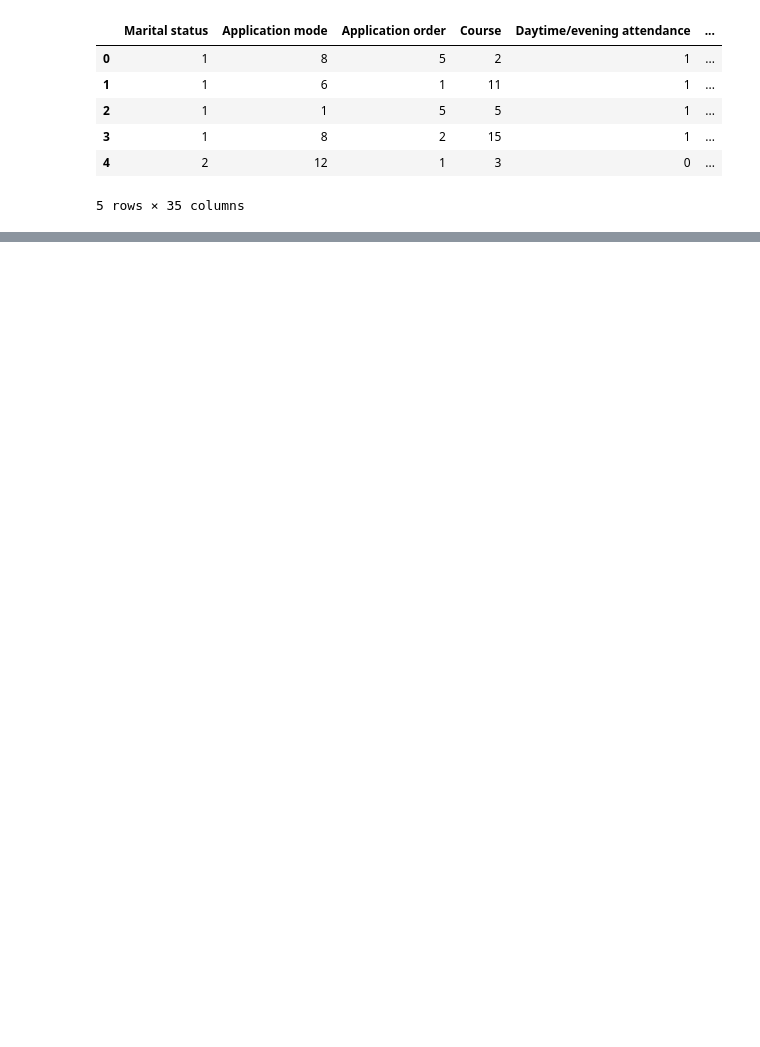
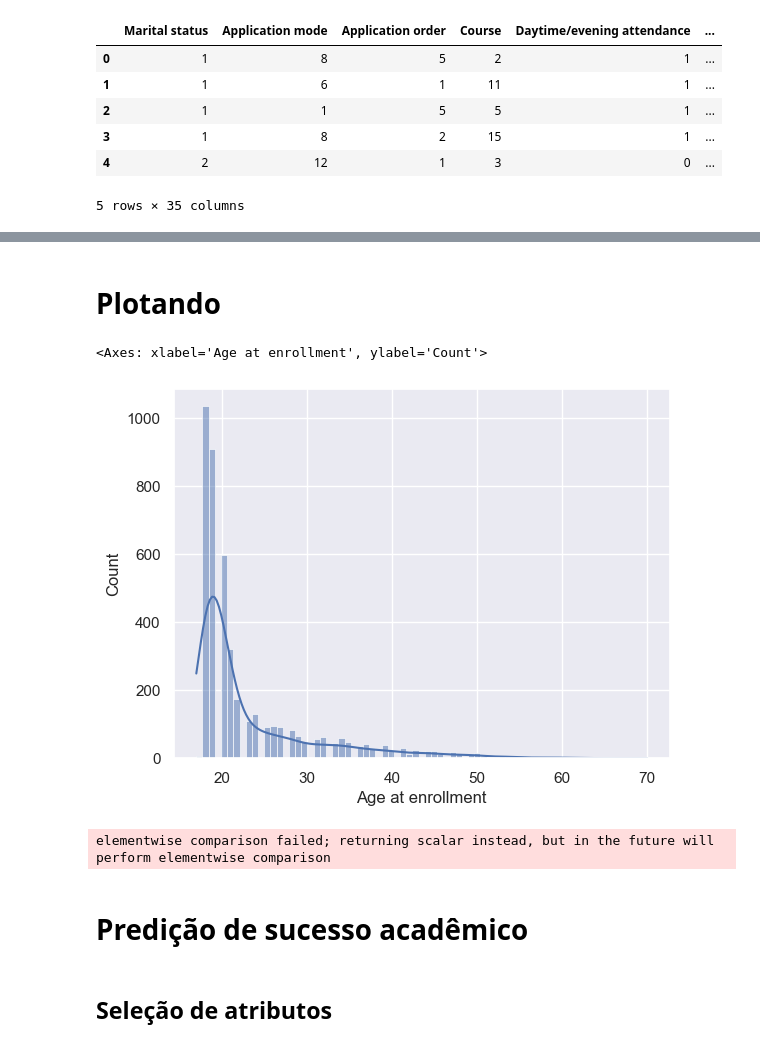
Before and after one commit to felmateos/predict-academic-success, a Jupyter notebook: AcademicSuccess.ipynb, the cells around one changed output, grey strips where cells are left out. Cells and saved outputs as stored; diff of their text form; code cells hidden in the pictures; blank space fills up the shorter version.

Commit message:
Updated plotting graphs, added feature selection and some ML algos

```diff
--- a/AcademicSuccess.ipynb
+++ b/AcademicSuccess.ipynb
@@ -28,4 +31,0 @@ df.head()
-# %%
-df = df.drop_duplicates()
-df.info()
-df.describe()
@@ -123,0 +111,6 @@ corr_table
+# %%
+df['Target'] = df['Target'].map({
+    'Dropout':-1,
+    'Enrolled':0,
+    'Graduate':1
+})
@@ -123,0 +190,2 @@ corr_table
+# %% [markdown]
+# Plotando
@@ -123,0 +213,31 @@ corr_table
+# %%
+# Distribution of age of students at the time of enrollment
+sns.histplot(data=df['Age at enrollment'], kde=True)
+# %% [output]
+<Axes: xlabel='Age at enrollment', ylabel='Count'>
+[figure, added]
+# %%
+target_proportion = df['Target'].value_counts()
+
+x = target_proportion.index
+y = target_proportion.values
+
+target_proportion = pd.DataFrame({
+    'Target':x,
+    'Count':y
+})
+
+fig = px.pie(target_proportion,
+            names='Target',
+            values='Count',
+            title='How many dropouts, enrolled & graduates are there in Target column')
+
+fig.update_traces(labels=['Graduate','Dropout','Enrolled'], hole=0.4,textinfo='value+label', pull=[0,0.2,0.1])
+
+fig.show()
+# %% [output]
+elementwise comparison failed; returning scalar instead, but in the future will perform elementwise comparison
+# %% [markdown]
+# Predição de sucesso acadêmico
+# %% [markdown]
+## Seleção de atributos
```
Also changed, not shown: parts of 52 cells of this notebook.
